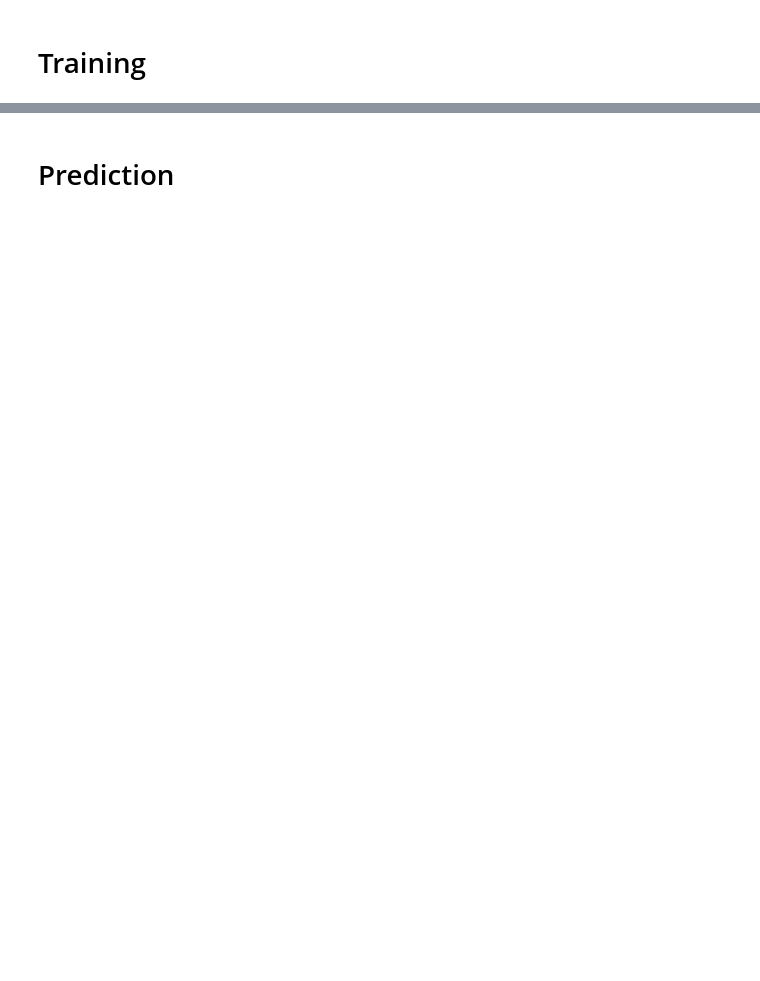
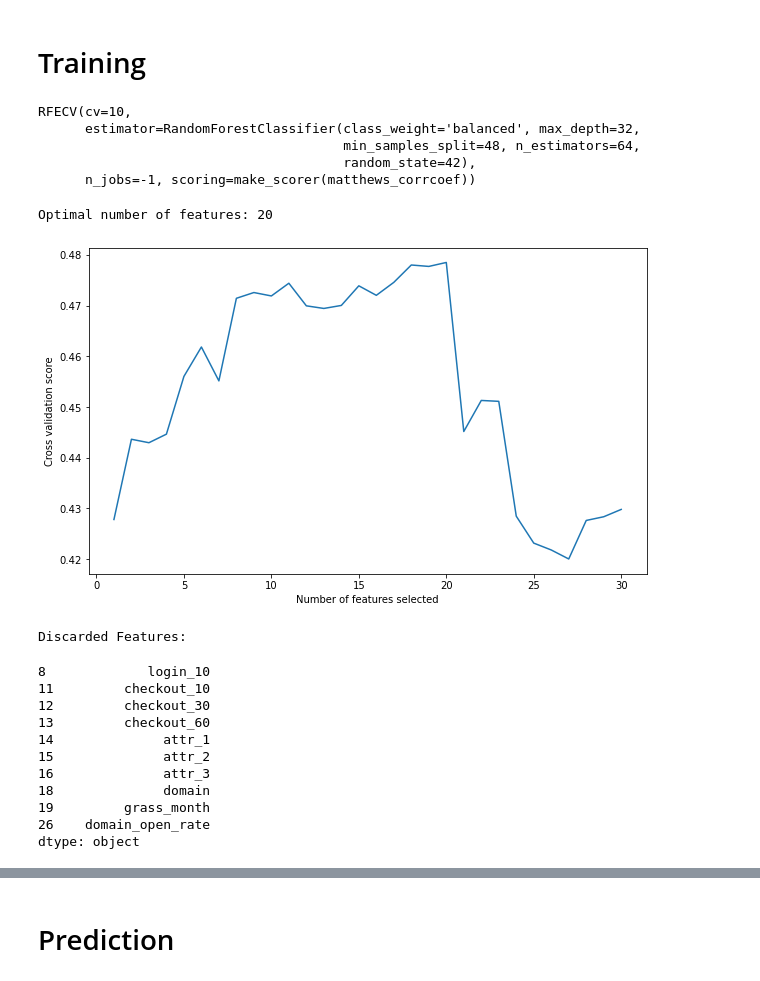
Before and after one commit to alloystory/shopee_code_league, a Jupyter notebook: 8_marketing_analytics/Untitled.ipynb, the cells around one changed output, grey strips where cells are left out. Cells and saved outputs as stored; diff of their text form; code cells hidden in the pictures; blank space fills up the shorter version.

```diff
--- a/8_marketing_analytics/Untitled.ipynb
+++ b/8_marketing_analytics/Untitled.ipynb
@@ -226,10 +198,0 @@ def extract_features(df, users_tdf):
-# %%
-train_df_clean = replace_text(train_df)
-train_df_clean = fix_last_open_day(train_df_clean)
-train_df_clean = cap_outliers(train_df_clean)
-train_df_clean = extract_features(train_df_clean, users_df_clean)
-train_df_clean = train_df_clean.drop([
-    "grass_date", "user_id", "checkout_10", "checkout_30", "checkout_60",
-    "interaction_10", "interaction_30", "interaction_60", "attr_1", "attr_2"
-], axis = 1)
-train_df_clean
@@ -251,0 +273,5 @@ print(x_valid.shape, y_valid.shape)
+# %%
+x_train_df, y_train = train_df_all.drop("open_flag", axis = 1), train_df_all["open_flag"].to_numpy()
+scaler = StandardScaler()
+x_train = scaler.fit_transform(x_train_df)
+x_train
@@ -259,0 +324,43 @@ from sklearn.linear_model import SGDClassifier
+# %%
+model = RandomForestClassifier(
+    n_estimators = 64,                # 32, 64, 128
+    min_samples_split = 48,           # 48, 64
+    max_depth = 32,                   # 28, 32, 36, 40
+    min_samples_leaf = 1,             # 1, 2
+    random_state = 42,
+    class_weight = "balanced"
+)
+selector = RFECV(model, step = 1, cv = 10, scoring = make_scorer(matthews_corrcoef), n_jobs = -1, verbose = 1)
+selector.fit(x_train, y_train)
+# %% [output]
+RFECV(cv=10,
+      estimator=RandomForestClassifier(class_weight='balanced', max_depth=32,
+                                       min_samples_split=48, n_estimators=64,
+                                       random_state=42),
+      n_jobs=-1, scoring=make_scorer(matthews_corrcoef))
+# %%
+print('Optimal number of features: {}'.format(selector.n_features_))
+
+plt.figure(figsize = (10, 6))
+plt.xlabel("Number of features selected")
+plt.ylabel("Cross validation score")
+plt.plot(range(1, len(selector.grid_scores_) + 1), selector.grid_scores_)
+plt.show()
+
+print("Discarded Features:")
+pd.Series(x_train_df.columns)[pd.Series(selector.support_) == False]
+# %% [output]
+Optimal number of features: 20
+[figure, added]
+Discarded Features:
+8             login_10
+11         checkout_10
+12         checkout_30
+13         checkout_60
+14              attr_1
+15              attr_2
+16              attr_3
+18              domain
+19         grass_month
+26    domain_open_rate
+dtype: object
```
Also changed, not shown: parts of 25 cells of this notebook, 2 other files.
